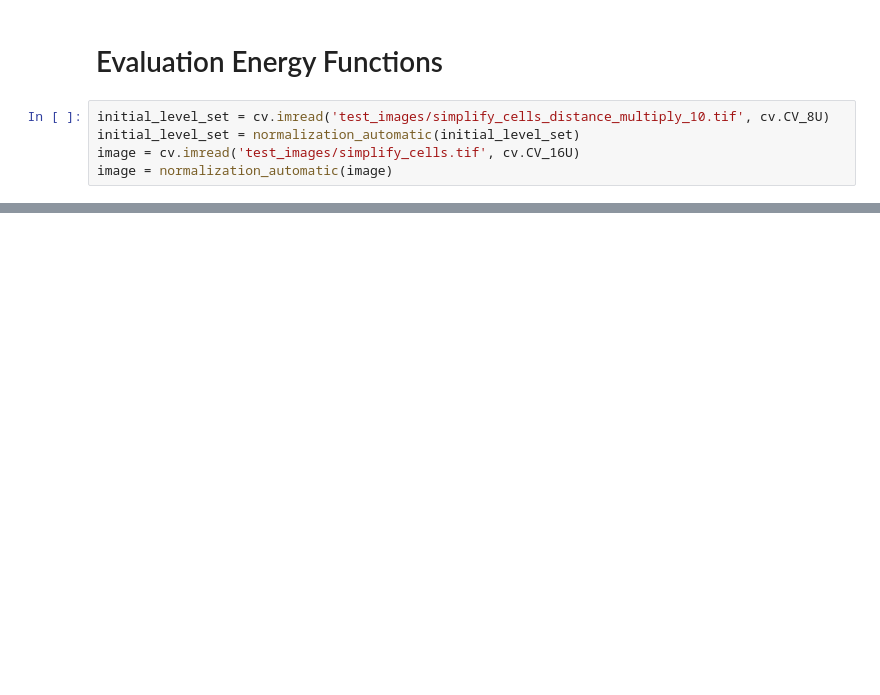
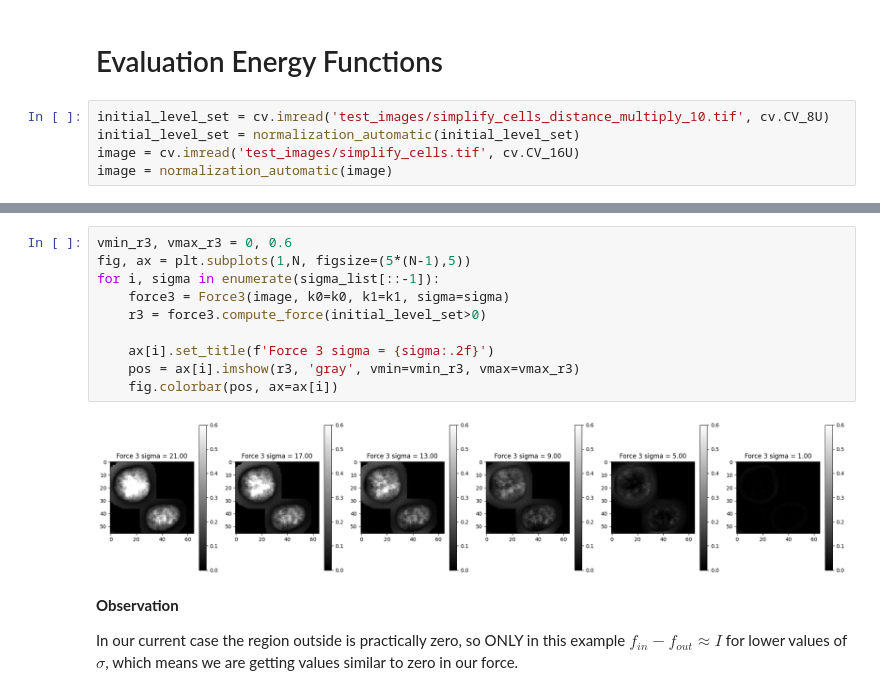
Before and after one commit to laufuentes/medical-image-project, a Jupyter notebook: energy_functions.ipynb, the cells around one changed output, grey strips where cells are left out. Drawn from its saved outputs; the diff is of its cells as text; blank space fills up the shorter version.

```diff
--- a/energy_functions.ipynb
+++ b/energy_functions.ipynb
@@ -49,0 +157,16 @@ force1.compute_force(initial_level_set>0).shape
+# %%
+vmin_r3, vmax_r3 = 0, 0.6
+fig, ax = plt.subplots(1,N, figsize=(5*(N-1),5))
+for i, sigma in enumerate(sigma_list[::-1]):
+    force3 = Force3(image, k0=k0, k1=k1, sigma=sigma)
+    r3 = force3.compute_force(initial_level_set>0)
+
+    ax[i].set_title(f'Force 3 sigma = {sigma:.2f}')
+    pos = ax[i].imshow(r3, 'gray', vmin=vmin_r3, vmax=vmax_r3)
+    fig.colorbar(pos, ax=ax[i])
+# %% [output]
+[figure, added]
+# %% [markdown]
+**Observation**
+
+In our current case the region outside is practically zero, so ONLY in this example $f_{in} - f_{out}\approx I$ for lower values of $\sigma$, which means we are getting values similar to zero in our force.
```
Also changed, not shown: parts of 11 cells of this notebook, 2 other files.
